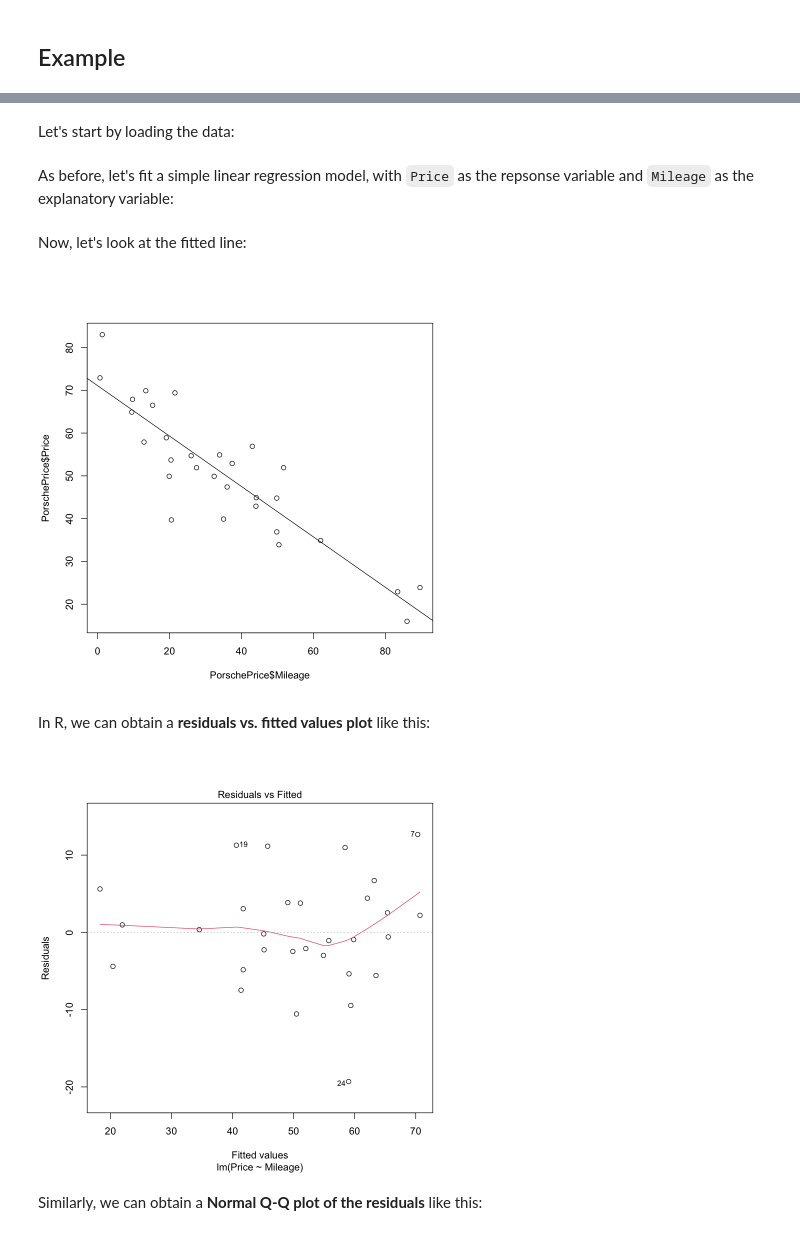
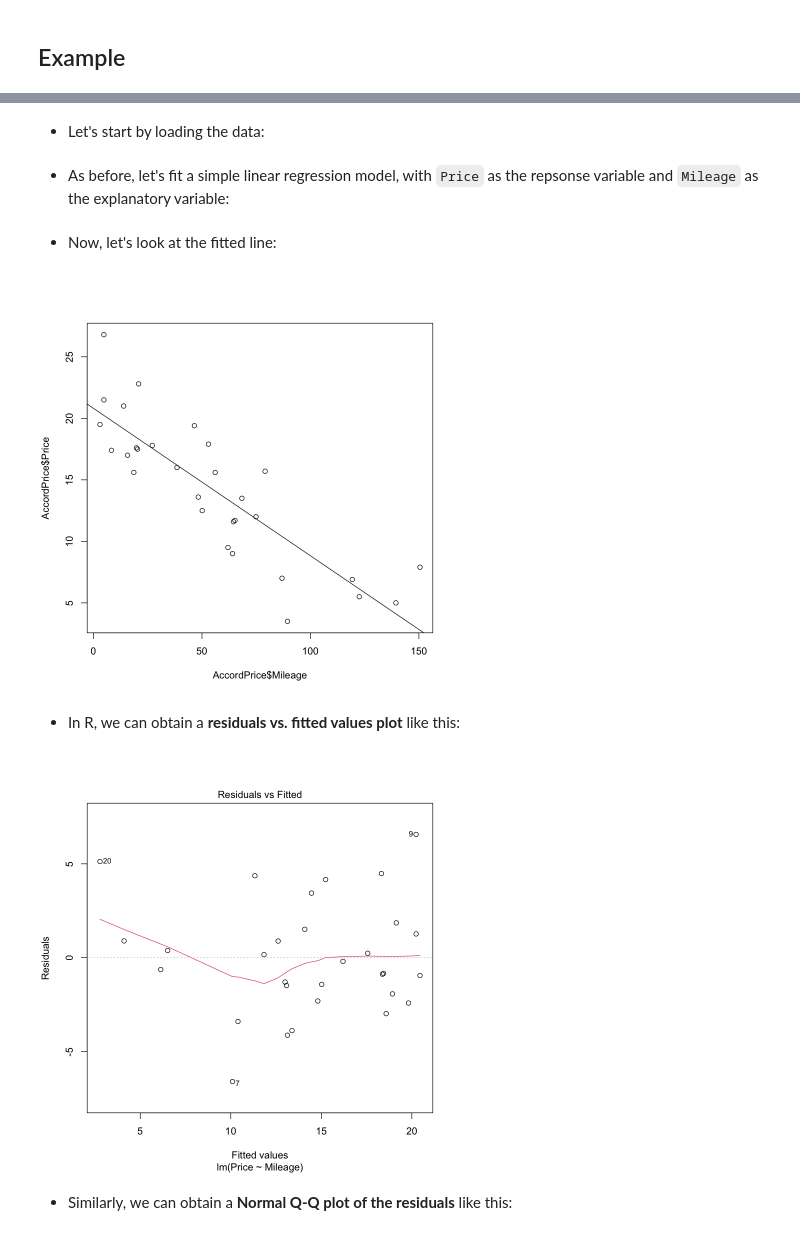
Before and after one commit to uhan-sm339/lesson-conditions-slr, a Jupyter notebook: Lesson 08 Conditions for a Simple Linear Regression Model Part 2.ipynb, the cells around one changed output, grey strips where cells are left out. Drawn from its saved outputs; the diff is of its cells as text; code cells hidden in the pictures.

```diff
--- a/Lesson 08 Conditions for a Simple Linear Regression Model Part 2.ipynb
+++ b/Lesson 08 Conditions for a Simple Linear Regression Model Part 2.ipynb
@@ -9,4 +9,4 @@ The cars in the `PorschePrice` data that we looked at previously in Lesson 6 wer
 # %% [markdown]
-Let's start by loading the data:
+* Let's start by loading the data:
 # %%
 library(Stat2Data)
@@ -14,23 +14,23 @@ data(PorschePrice)
 # %% [markdown]
-As before, let's fit a simple linear regression model, with `Price` as the repsonse variable and `Mileage` as the explanatory variable:
+* As before, let's fit a simple linear regression model, with `Price` as the repsonse variable and `Mileage` as the explanatory variable:
 # %%
-fit <- lm(Price ~ Mileage, data = PorschePrice)
+fit <- lm(Price ~ Mileage, data = AccordPrice)
 # %% [markdown]
-Now, let's look at the fitted line:
+* Now, let's look at the fitted line:
 # %%
-plot(PorschePrice$Mileage, PorschePrice$Price)
+plot(AccordPrice$Mileage, AccordPrice$Price)
 abline(fit)
 # %% [output]
-[figure, old version]
+[figure, new version]
 # %% [markdown]
-In R, we can obtain a __residuals vs. fitted values plot__ like this:
+* In R, we can obtain a __residuals vs. fitted values plot__ like this:
 # %%
 # Solution
 plot(fit, which=1)
 # %% [output]
-[figure, old version]
+[figure, new version]
 # %% [markdown]
-Similarly, we can obtain a __Normal Q-Q plot of the residuals__ like this:
+* Similarly, we can obtain a __Normal Q-Q plot of the residuals__ like this:
 # %%
 # Solution
 plot(fit, which=2)
```
Also changed, not shown: parts of 6 cells of this notebook.
